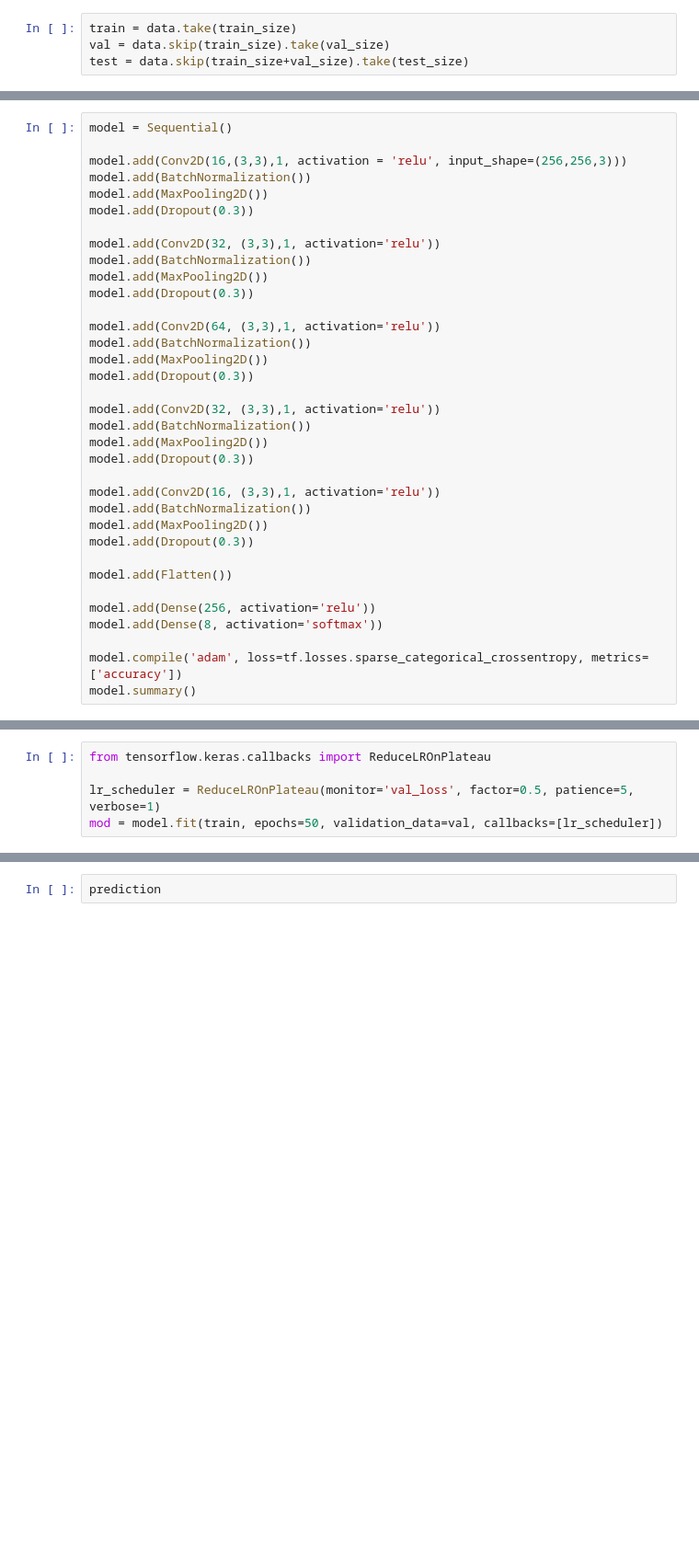
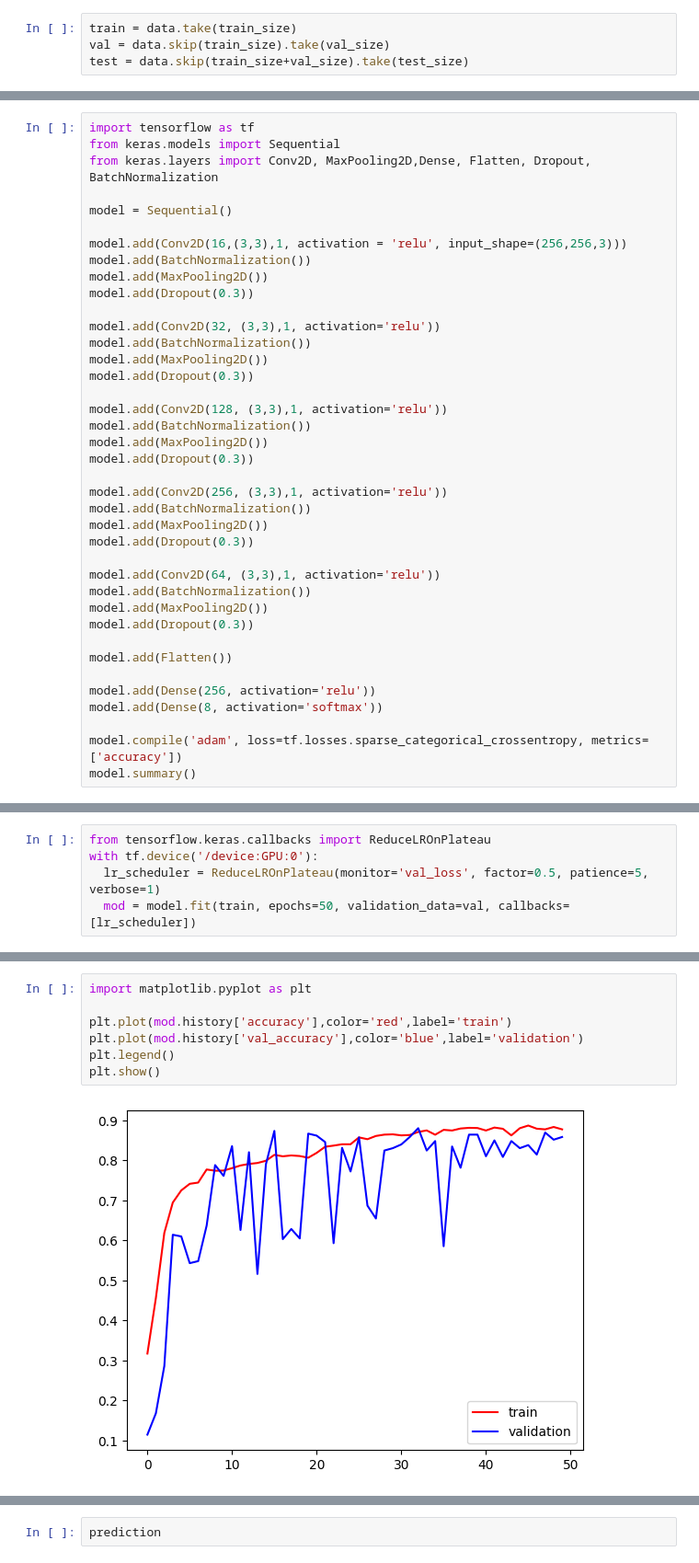
Before and after one commit to ShahadNil/BloodGroupDetection, a Jupyter notebook: notebook.ipynb, the cells around one changed output, grey strips where cells are left out. Shown: that part at 92% size. Saved outputs shown, nothing was run; the diff lists cells and outputs as text; blank space fills up the shorter version.

```diff
--- a/notebook.ipynb
+++ b/notebook.ipynb
@@ -125,4 +133,8 @@ from keras.layers import Conv2D, MaxPooling2D,Dense, Flatten, Dropout, BatchNorm
 # %%
+import tensorflow as tf
+from keras.models import Sequential
+from keras.layers import Conv2D, MaxPooling2D,Dense, Flatten, Dropout, BatchNormalization
+
 model = Sequential()
 
 model.add(Conv2D(16,(3,3),1, activation = 'relu', input_shape=(256,256,3)))
@@ -135,17 +147,17 @@ model.add(BatchNormalization())
 model.add(MaxPooling2D())
 model.add(Dropout(0.3))
 
-model.add(Conv2D(64, (3,3),1, activation='relu'))
+model.add(Conv2D(128, (3,3),1, activation='relu'))
 model.add(BatchNormalization())
 model.add(MaxPooling2D())
 model.add(Dropout(0.3))
 
-model.add(Conv2D(32, (3,3),1, activation='relu'))
+model.add(Conv2D(256, (3,3),1, activation='relu'))
 model.add(BatchNormalization())
 model.add(MaxPooling2D())
 model.add(Dropout(0.3))
 
-model.add(Conv2D(16, (3,3),1, activation='relu'))
+model.add(Conv2D(64, (3,3),1, activation='relu'))
 model.add(BatchNormalization())
 model.add(MaxPooling2D())
 model.add(Dropout(0.3))
@@ -182,7 +194,7 @@ Model: "sequential_3"
 # %%
 from tensorflow.keras.callbacks import ReduceLROnPlateau
-
-lr_scheduler = ReduceLROnPlateau(monitor='val_loss', factor=0.5, patience=5, verbose=1)
-mod = model.fit(train, epochs=50, validation_data=val, callbacks=[lr_scheduler])
+with tf.device('/device:GPU:0'):
+  lr_scheduler = ReduceLROnPlateau(monitor='val_loss', factor=0.5, patience=5, verbose=1)
+  mod = model.fit(train, epochs=50, validation_data=val, callbacks=[lr_scheduler])
 # %% [output]
 Epoch 1/50
@@ -210,0 +224,9 @@ loss, acc = model.evaluate(test, verbose=2)
+# %%
+import matplotlib.pyplot as plt
+
+plt.plot(mod.history['accuracy'],color='red',label='train')
+plt.plot(mod.history['val_accuracy'],color='blue',label='validation')
+plt.legend()
+plt.show()
+# %% [output]
+[figure, added]
```
Also changed, not shown: parts of 21 cells of this notebook.
